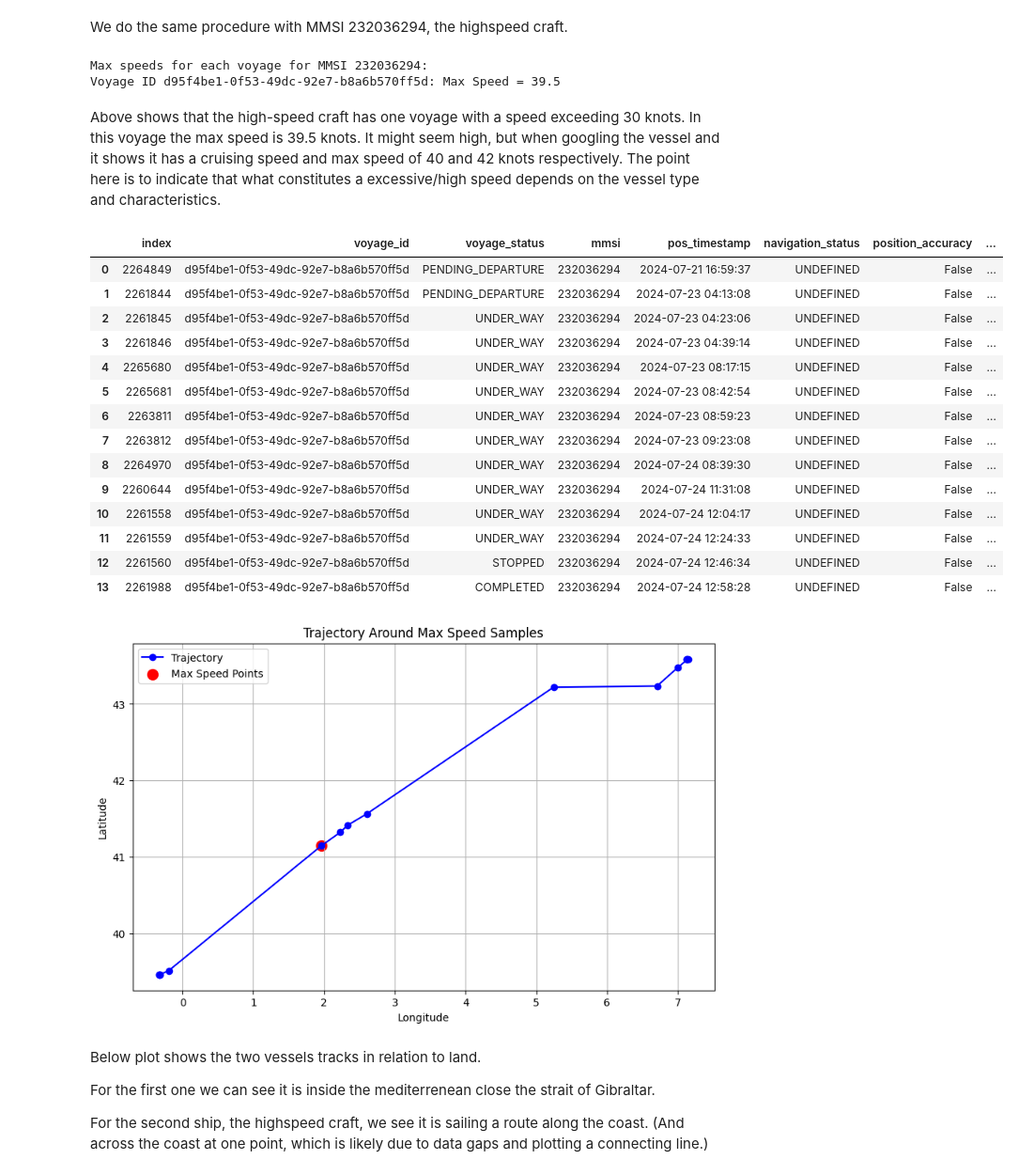
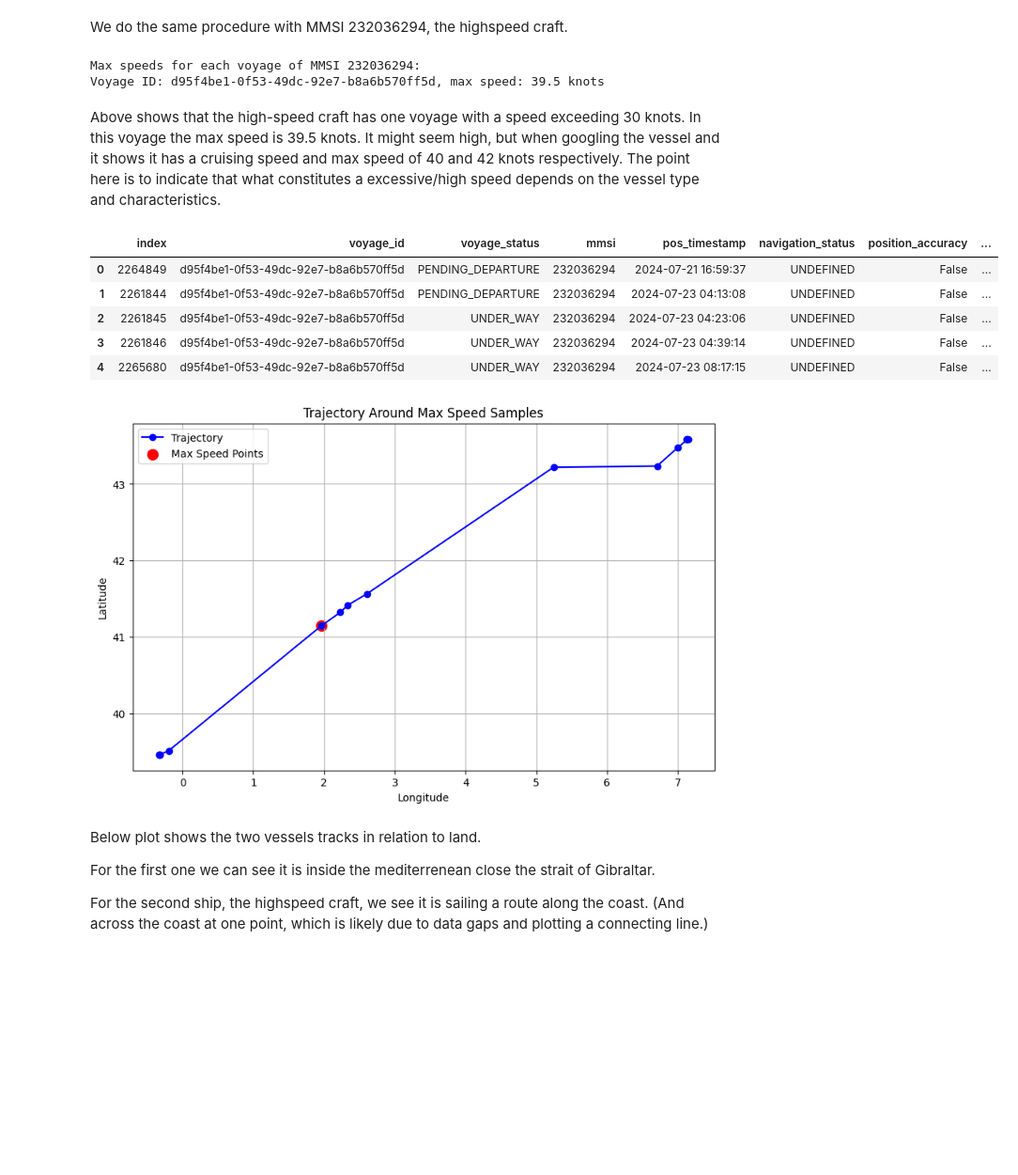
Before and after one commit to Magnuswlange/port_congestion_proj, a Jupyter notebook: Awake_Data_Exploration.ipynb, the cells around one changed output. Shown at 94% size. Saved outputs shown, nothing was run; the diff lists cells and outputs as text; code cells hidden in the pictures; blank space fills up the shorter version.

```diff
--- a/Awake_Data_Exploration.ipynb
+++ b/Awake_Data_Exploration.ipynb
@@ -310,34 +315,36 @@ Voyage ID c6781927-08a6-4242-830c-61c46b25f7a9: Max Speed = 102.30000305175781
 # %%
 
-noisy_voyage = subset_samples[subset_samples['voyage_id']=="c6781927-08a6-4242-830c-61c46b25f7a9"] #Subset further for the voyage containing the high speed
+noisy_voyage = subset_samples[subset_samples.voyage_id=="c6781927-08a6-4242-830c-61c46b25f7a9"] #Subset further for the voyage containing the high speed
 noisy_voyage = noisy_voyage.sort_values(by='pos_timestamp', inplace=False).reset_index(drop=False)
 # %% [markdown]
 In general the speeds looks good but the last sample with a max speed of 102.3 needs further exploration. In below block we subset for the samples with the max speed value and surrounding samples and plot them.
 # %%
 #Find the row where speed_over_ground is max in the faulty voyage
-max_speed_sample = noisy_voyage[noisy_voyage['speed_over_ground'] == noisy_voyage['speed_over_ground'].max()]
+max_speed_sample = noisy_voyage[noisy_voyage.speed_over_ground == noisy_voyage.speed_over_ground.max()]
 max_indices = max_speed_sample.index.tolist()#Get all indices of max speed samples
 window_size = 30 #Define a window size for viewing surrounding samples
 
 #Collect indices of surrounding samples
 surrounding_indices = []
+
 for idx in max_indices:
     start_index = max(0, idx - window_size)  #Ensure we don't go below index 0
     end_index = min(len(noisy_voyage), idx + window_size + 1)  #Ensure we don't exceed DataFrame length
     surrounding_indices.extend(range(start_index, end_index))
+
 surrounding_indices = sorted(set(surrounding_indices)) #Remove duplicates and sort indices
 subset_samples = noisy_voyage.iloc[surrounding_indices] #Subset the DataFrame with the selected indices
 
 #Display the DataFrame interactively
-display(subset_samples)
+display(subset_samples.head())
 
 
 #Plot the subset
 plt.figure(figsize=(10, 6))
-plt.plot(subset_samples['longitude'], subset_samples['latitude'], marker='o', linestyle='-', color='b', label="Trajectory")
+plt.plot(subset_samples.longitude, subset_samples.latitude, marker='o', linestyle='-', color='b', label="Trajectory")
 
 # Highlight max speed samples in red
-plt.scatter(max_speed_sample['longitude'], max_speed_sample['latitude'], color='r', s=100, label="Max Speed Points")
+plt.scatter(max_speed_sample.longitude, max_speed_sample.latitude, color='r', s=100, label="Max Speed Points")
 
 # Label axes and title
 plt.xlabel("Longitude")
@@ -373,72 +369,65 @@ Looking at the dataframe we see the vessel is sailing at relatively low speeds (
 We do the same procedure with MMSI 232036294, the highspeed craft.
 # %%
 Sample_MMSI = 232036294
-subset_samples2 = Departures_AIS[Departures_AIS['mmsi'] == Sample_MMSI] #Subset for only sample vessel
-sample_voyages2 = subset_samples2['voyage_id'].unique() #Find unique voyages
-max_speeds_per_voyage2 = subset_samples2.groupby('voyage_id')['speed_over_ground'].max() #Find maxspeed in each voyage
-print('Max speeds for each voyage for MMSI 232036294:')
+subset_samples2 = Departures_AIS[Departures_AIS.mmsi == Sample_MMSI] #Subset for only sample vessel
+sample_voyages2 = subset_samples2.voyage_id.unique() #Find unique voyages
+max_speeds_per_voyage2 = subset_samples2.groupby('voyage_id').speed_over_ground.max() #Find maxspeed in each voyage
+
+print('Max speeds for each voyage of MMSI 232036294:')
+
 for voyage_id, max_speed in max_speeds_per_voyage2.items(): #Print maxspeed for each voyage
-    print(f"Voyage ID {voyage_id}: Max Speed = {max_speed}")
+    print(f"Voyage ID: {voyage_id}, max speed: {max_speed} knots")
 # %% [output]
-Max speeds for each voyage for MMSI 232036294:
-Voyage ID d95f4be1-0f53-49dc-92e7-b8a6b570ff5d: Max Speed = 39.5
+Max speeds for each voyage of MMSI 232036294:
+Voyage ID: d95f4be1-0f53-49dc-92e7-b8a6b570ff5d, max speed: 39.5 knots
 # %%
-noisy_voyage2 = subset_samples2[subset_samples2['voyage_id']=="d95f4be1-0f53-49dc-92e7-b8a6b570ff5d"] #Subset further for the voyage containing the high speed (change the voyage id)
+noisy_voyage2 = subset_samples2[subset_samples2.voyage_id=="d95f4be1-0f53-49dc-92e7-b8a6b570ff5d"] #Subset further for the voyage containing the high speed (change the voyage id)
 noisy_voyage2 = noisy_voyage2.sort_values(by='pos_timestamp', inplace=False).reset_index(drop=False)
 # %% [markdown]
 Above shows that the high-speed craft has one voyage with a speed exceeding 30 knots. In this voyage the max speed is 39.5 knots. It might seem high, but when googling the vessel and it shows it has a cruising speed and max speed of 40 and 42 knots respectively. The point here is to indicate that what constitutes a excessive/high speed depends on the vessel type and characteristics.
 # %%
 #Find the row where speed_over_ground is max in the faulty voyage
-max_speed_sample2 = noisy_voyage2[noisy_voyage2['speed_over_ground'] == noisy_voyage2['speed_over_ground'].max()]
+max_speed_sample2 = noisy_voyage2[noisy_voyage2.speed_over_ground == noisy_voyage2.speed_over_ground.max()]
 max_indices = max_speed_sample2.index.tolist()#Get all indices of max speed samples
 window_size = 50 #Define a window size for viewing surrounding samples
 
 #Collect indices of surrounding samples
 surrounding_indices = []
+
 for idx in max_indices:
     start_index = max(0, idx - window_size)  #Ensure we don't go below index 0
     end_index = min(len(noisy_voyage2), idx + window_size + 1)  #Ensure we don't exceed DataFrame length
     surrounding_indices.extend(range(start_index, end_index))
+
 surrounding_indices = sorted(set(surrounding_indices)) #Remove duplicates and sort indices
 subset_samples2 = noisy_voyage2.iloc[surrounding_indices] #Subset the DataFrame with the selected indices
 
 #Display the DataFrame interactively
-display(subset_samples2)
-
-
+display(subset_samples2.head())
 
 #Plot the subset
 plt.figure(figsize=(10, 6))
-plt.plot(subset_samples2['longitude'], subset_samples2['latitude'], marker='o', linestyle='-', color='b', label="Trajectory")
+plt.plot(subset_samples2.longitude, subset_samples2.latitude, marker='o', linestyle='-', color='b', label="Trajectory")
 
 # Highlight max speed samples in red
-plt.scatter(max_speed_sample2['longitude'], max_speed_sample2['latitude'], color='r', s=100, label="Max Speed Points")
+plt.scatter(max_speed_sample2.longitude, max_speed_sample2.latitude, color='r', s=100, label="Max Speed Points")
 
 # Label axes and title
 plt.xlabel("Longitude")
 plt.ylabel("Latitude")
 plt.title("Trajectory Around Max Speed Samples")
 
 # Show legend and grid
 plt.legend()
 plt.grid()
 plt.show()
 # %% [output]
 |  | index | voyage_id | voyage_status | mmsi | pos_timestamp | navigation_status | position_accuracy | ... |
 | 0 | 2264849 | d95f4be1-0f53-49dc-92e7-b8a6b570ff5d | PENDING_DEPARTURE | 232036294 | 2024-07-21 16:59:37 | UNDEFINED | False | ... |
 | 1 | 2261844 | d95f4be1-0f53-49dc-92e7-b8a6b570ff5d | PENDING_DEPARTURE | 232036294 | 2024-07-23 04:13:08 | UNDEFINED | False | ... |
 | 2 | 2261845 | d95f4be1-0f53-49dc-92e7-b8a6b570ff5d | UNDER_WAY | 232036294 | 2024-07-23 04:23:06 | UNDEFINED | False | ... |
 | 3 | 2261846 | d95f4be1-0f53-49dc-92e7-b8a6b570ff5d | UNDER_WAY | 232036294 | 2024-07-23 04:39:14 | UNDEFINED | False | ... |
 | 4 | 2265680 | d95f4be1-0f53-49dc-92e7-b8a6b570ff5d | UNDER_WAY | 232036294 | 2024-07-23 08:17:15 | UNDEFINED | False | ... |
-| 5 | 2265681 | d95f4be1-0f53-49dc-92e7-b8a6b570ff5d | UNDER_WAY | 232036294 | 2024-07-23 08:42:54 | UNDEFINED | False | ... |
-| 6 | 2263811 | d95f4be1-0f53-49dc-92e7-b8a6b570ff5d | UNDER_WAY | 232036294 | 2024-07-23 08:59:23 | UNDEFINED | False | ... |
-| 7 | 2263812 | d95f4be1-0f53-49dc-92e7-b8a6b570ff5d | UNDER_WAY | 232036294 | 2024-07-23 09:23:08 | UNDEFINED | False | ... |
-| 8 | 2264970 | d95f4be1-0f53-49dc-92e7-b8a6b570ff5d | UNDER_WAY | 232036294 | 2024-07-24 08:39:30 | UNDEFINED | False | ... |
-| 9 | 2260644 | d95f4be1-0f53-49dc-92e7-b8a6b570ff5d | UNDER_WAY | 232036294 | 2024-07-24 11:31:08 | UNDEFINED | False | ... |
-| 10 | 2261558 | d95f4be1-0f53-49dc-92e7-b8a6b570ff5d | UNDER_WAY | 232036294 | 2024-07-24 12:04:17 | UNDEFINED | False | ... |
-| 11 | 2261559 | d95f4be1-0f53-49dc-92e7-b8a6b570ff5d | UNDER_WAY | 232036294 | 2024-07-24 12:24:33 | UNDEFINED | False | ... |
-| 12 | 2261560 | d95f4be1-0f53-49dc-92e7-b8a6b570ff5d | STOPPED | 232036294 | 2024-07-24 12:46:34 | UNDEFINED | False | ... |
-| 13 | 2261988 | d95f4be1-0f53-49dc-92e7-b8a6b570ff5d | COMPLETED | 232036294 | 2024-07-24 12:58:28 | UNDEFINED | False | ... |
 [figure]
 # %% [markdown]
 Below plot shows the two vessels tracks in relation to land.
```
Also changed, not shown: parts of 12 cells of this notebook.
